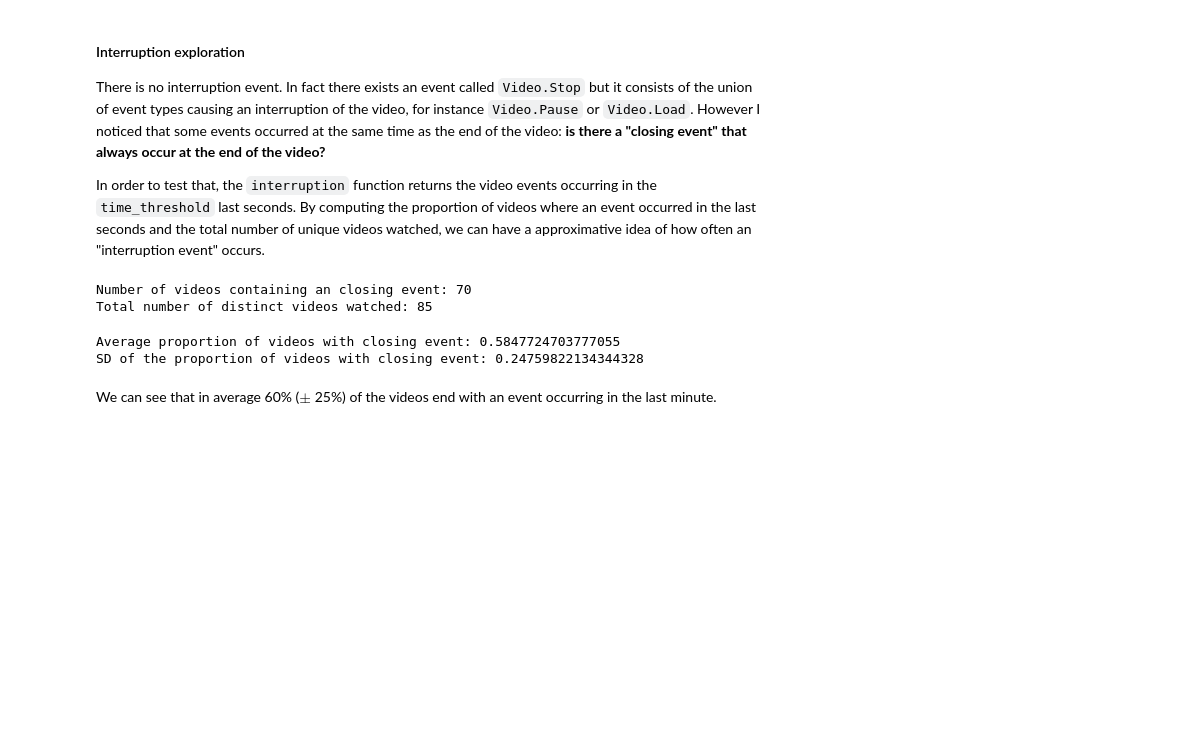
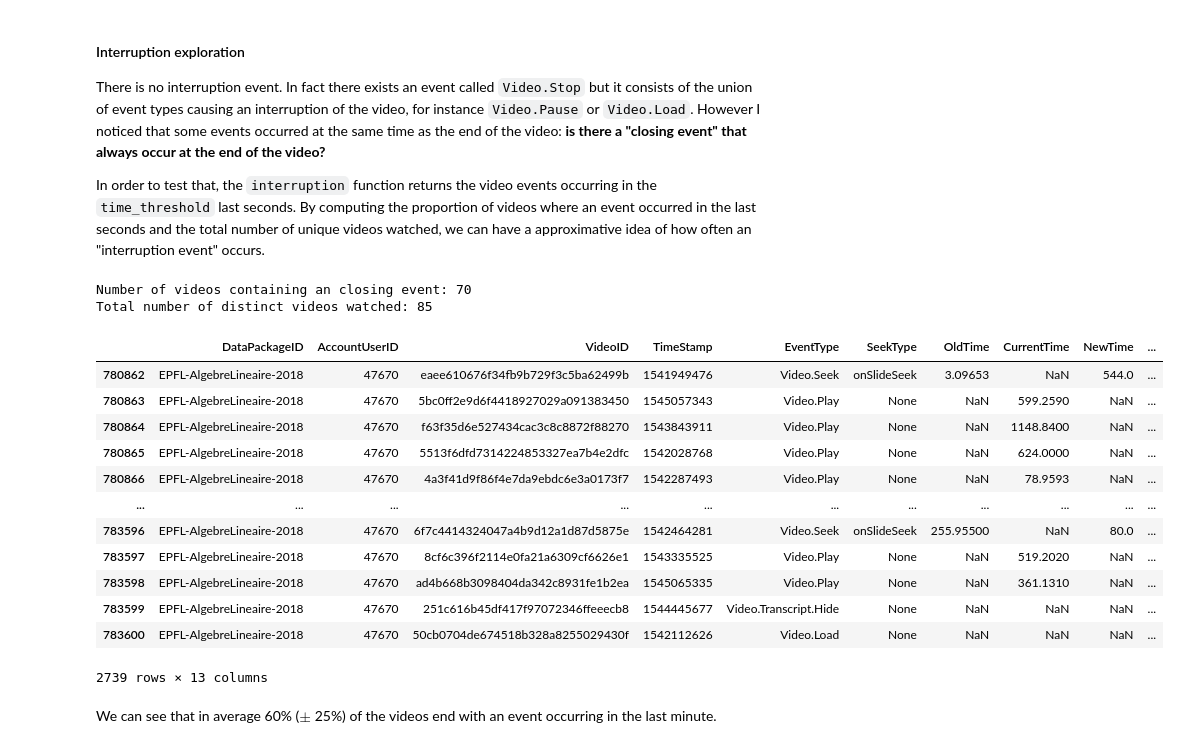
Before and after one commit to epfl-ml4ed/flipped-classroom, a Jupyter notebook: notebooks/AIED_feature_reproduction.ipynb, the cells around one changed output. Drawn from its saved outputs; the diff is of its cells as text; code cells hidden in the pictures; blank space fills up the shorter version.

```diff
--- a/notebooks/AIED_feature_reproduction.ipynb
+++ b/notebooks/AIED_feature_reproduction.ipynb
@@ -170,6 +171,22 @@ print("Total number of distinct videos watched:", len(user_events.drop_duplicate
 # %% [output]
 Number of videos containing an closing event: 70
 Total number of distinct videos watched: 85
+# %%
+user_events
+# %% [output]
+|  | DataPackageID | AccountUserID | VideoID | TimeStamp | EventType | SeekType | OldTime | CurrentTime | NewTime | ... |
+| 780862 | EPFL-AlgebreLineaire-2018 | 47670 | eaee610676f34fb9b729f3c5ba62499b | 1541949476 | Video.Seek | onSlideSeek | 3.09653 | NaN | 544.0 | ... |
+| 780863 | EPFL-AlgebreLineaire-2018 | 47670 | 5bc0ff2e9d6f4418927029a091383450 | 1545057343 | Video.Play | None | NaN | 599.2590 | NaN | ... |
+| 780864 | EPFL-AlgebreLineaire-2018 | 47670 | f63f35d6e527434cac3c8c8872f88270 | 1543843911 | Video.Play | None | NaN | 1148.8400 | NaN | ... |
+| 780865 | EPFL-AlgebreLineaire-2018 | 47670 | 5513f6dfd7314224853327ea7b4e2dfc | 1542028768 | Video.Play | None | NaN | 624.0000 | NaN | ... |
+| 780866 | EPFL-AlgebreLineaire-2018 | 47670 | 4a3f41d9f86f4e7da9ebdc6e3a0173f7 | 1542287493 | Video.Play | None | NaN | 78.9593 | NaN | ... |
+| ... | ... | ... | ... | ... | ... | ... | ... | ... | ... | ... |
+| 783596 | EPFL-AlgebreLineaire-2018 | 47670 | 6f7c4414324047a4b9d12a1d87d5875e | 1542464281 | Video.Seek | onSlideSeek | 255.95500 | NaN | 80.0 | ... |
+| 783597 | EPFL-AlgebreLineaire-2018 | 47670 | 8cf6c396f2114e0fa21a6309cf6626e1 | 1543335525 | Video.Play | None | NaN | 519.2020 | NaN | ... |
+| 783598 | EPFL-AlgebreLineaire-2018 | 47670 | ad4b668b3098404da342c8931fe1b2ea | 1545065335 | Video.Play | None | NaN | 361.1310 | NaN | ... |
+| 783599 | EPFL-AlgebreLineaire-2018 | 47670 | 251c616b45df417f97072346ffeeecb8 | 1544445677 | Video.Transcript.Hide | None | NaN | NaN | NaN | ... |
+| 783600 | EPFL-AlgebreLineaire-2018 | 47670 | 50cb0704de674518b328a8255029430f | 1542112626 | Video.Load | None | NaN | NaN | NaN | ... |
+2739 rows × 13 columns
 # %%
 from tqdm import tqdm
 
@@ -187,9 +206,3 @@ till_end_prop = compute_closing_prop()
-# %%
-print("Average proportion of videos with closing event:",till_end_prop.mean())
-print("SD of the proportion of videos with closing event:",till_end_prop.std())
-# %% [output]
-Average proportion of videos with closing event: 0.5847724703777055
-SD of the proportion of videos with closing event: 0.24759822134344328
 # %% [markdown]
 We can see that in average 60% ($\pm$ 25%) of the videos end with an event occurring in the last minute.
 # %% [markdown]
```
Also changed, not shown: parts of 17 cells of this notebook, 3 other files.
